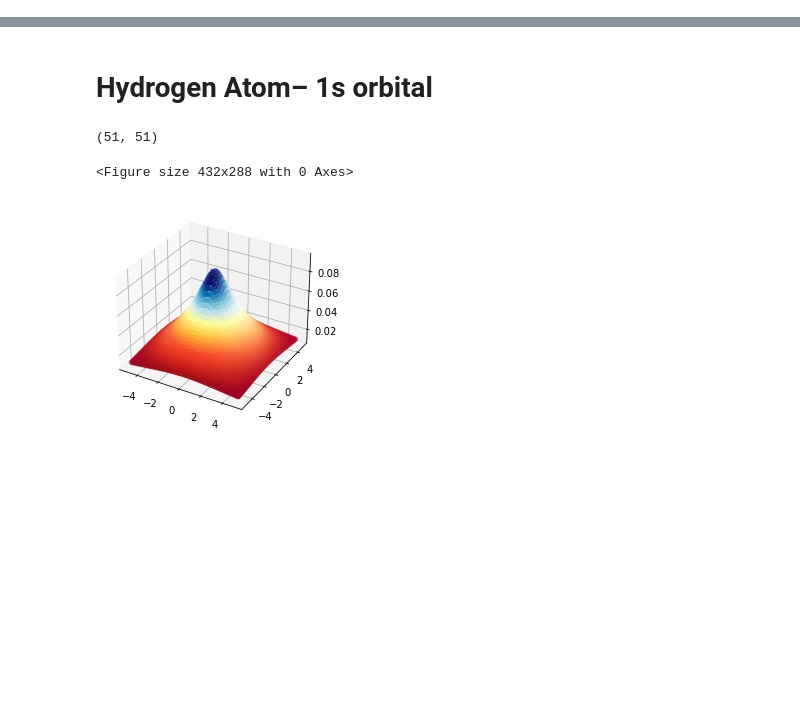
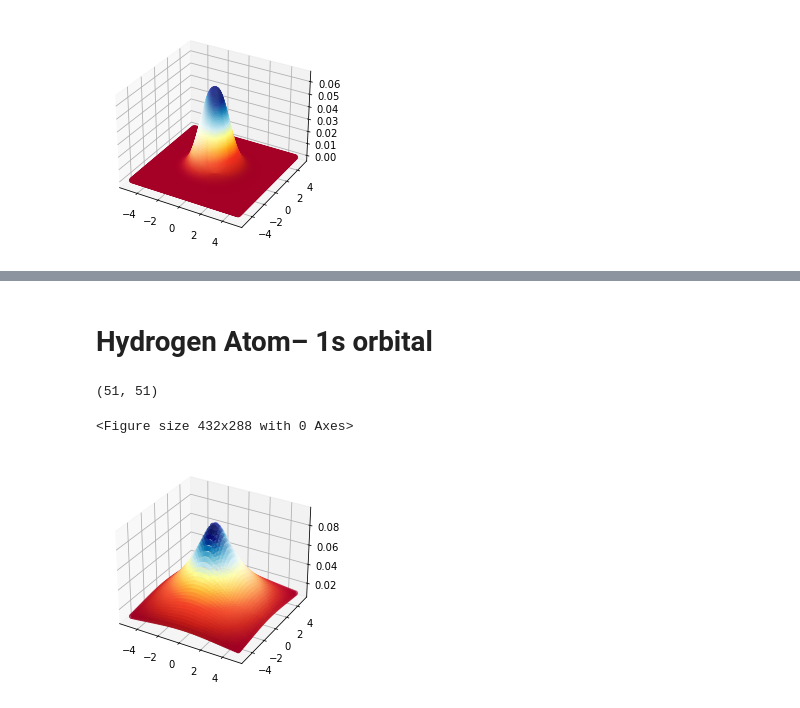
Before and after one commit to jessicajiang15/FiniteElementCode, a Jupyter notebook: FEM 2D.ipynb, the cells around one changed output, grey strips where cells are left out. Drawn from its saved outputs; the diff is of its cells as text; code cells hidden in the pictures; blank space fills up the shorter version.

```diff
--- a/FEM 2D.ipynb
+++ b/FEM 2D.ipynb
@@ -517,0 +19,4 @@ class Test:
+# %%
+Test.plotList(-5,5,-5,5,electron_density)
+# %% [output]
+[figure, added]
```
Also changed, not shown: parts of 14 cells of this notebook, 6 other files.
